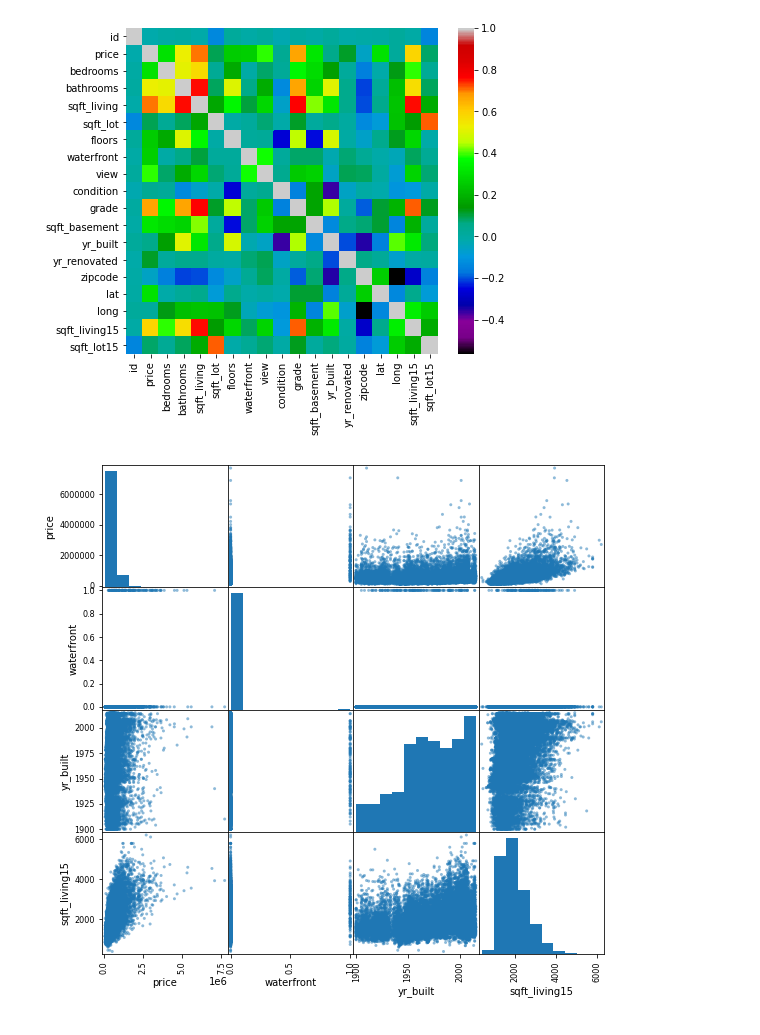
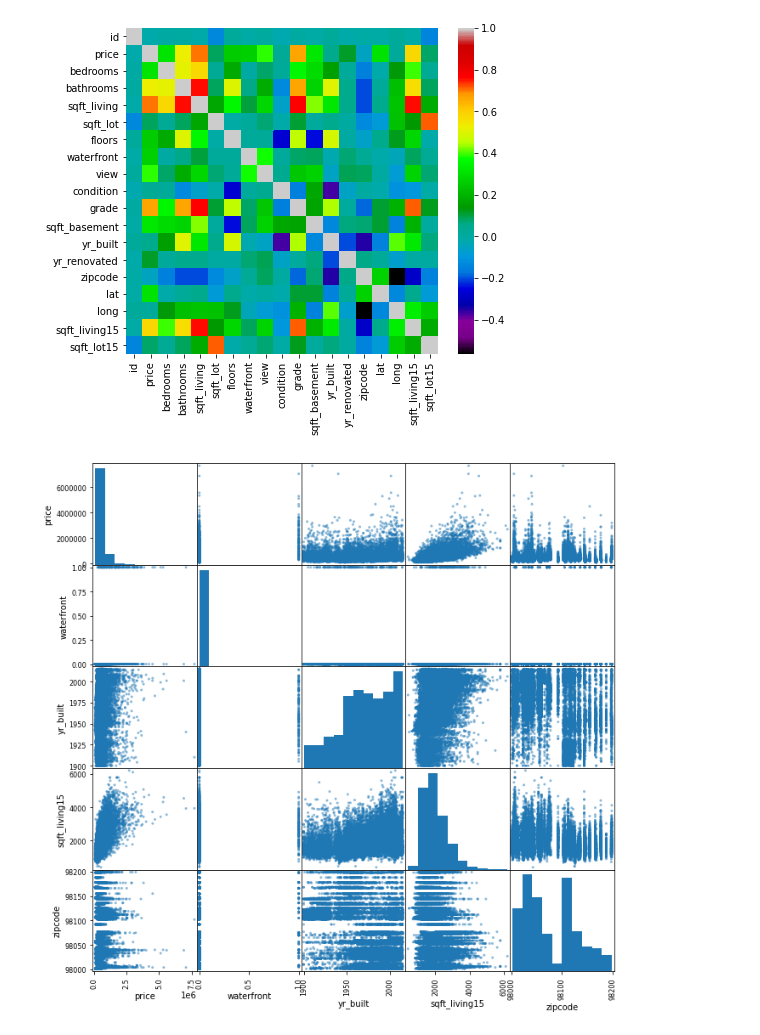
Before and after one commit to cassnutt/Housing_price_predictions, a Jupyter notebook: EDA Notebook.ipynb, the cells around one changed output. Saved outputs shown, nothing was run; the diff lists cells and outputs as text; code cells hidden in the pictures.

```diff
--- a/EDA Notebook.ipynb
+++ b/EDA Notebook.ipynb
@@ -187,0 +230,2 @@ memory usage: 3.5 MB
+# %%
+df.drop_duplicates(subset= 'id', keep= 'last', inplace= True)
@@ -188,3 +236,5 @@ memory usage: 3.5 MB
+# %%
+df.reset_index(inplace= True, drop= True)
 # %% [markdown]
 Nice and clean!
 
@@ -203,0 +297,2 @@ df.describe()
+# %%
+df.drop(index=15710, inplace= True)
@@ -242,8 +345,8 @@ sns.heatmap(df1.corr(), cmap= 'nipy_spectral')
 <AxesSubplot:>
 [figure]
 # %%
-df2 = df1[['price', 'waterfront', 'yr_built', 'sqft_living15']]
+df2 = df1[['price', 'waterfront', 'yr_built', 'sqft_living15', 'zipcode']]
 # %%
-pd.plotting.scatter_matrix(df2, figsize= [9,9]);
+pd.plotting.scatter_matrix(df2, figsize= [11,11]);
 # %% [output]
-[figure, old version]
+[figure, new version]
```
Also changed, not shown: parts of 22 cells of this notebook.
